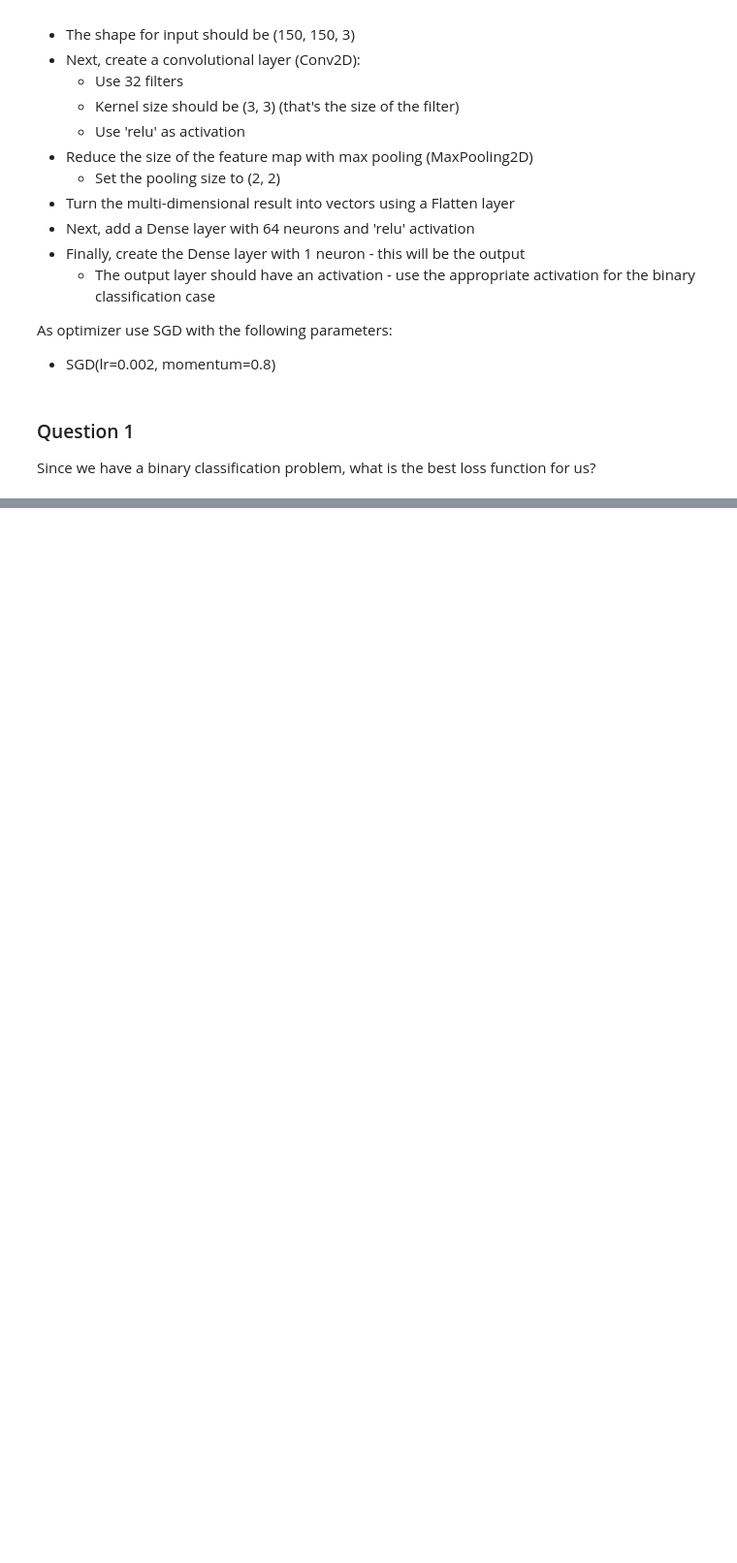
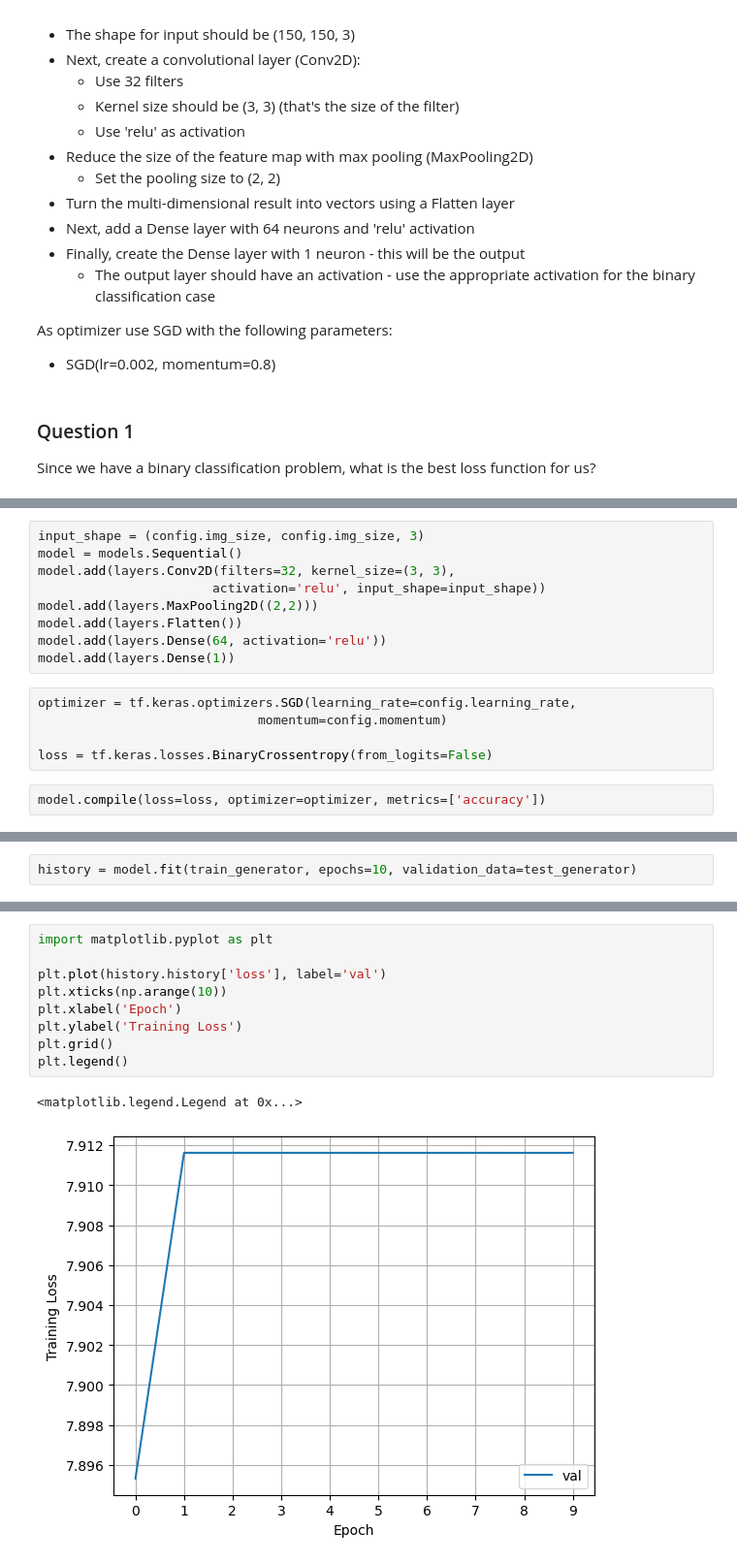
Before and after one commit to surawut-jirasaktavee/course-machine-learning-zoomcamp, a Jupyter notebook: 08-deep-learning/homework-08-deep-learning.ipynb, the cells around one changed output, grey strips where cells are left out. Shown at 97% size. Drawn from its saved outputs; the diff is of its cells as text; blank space fills up the shorter version.

Commit message:
Send homework 08-deep-learning

```diff
--- a/08-deep-learning/homework-08-deep-learning.ipynb
+++ b/08-deep-learning/homework-08-deep-learning.ipynb
@@ -43,0 +92,16 @@ Since we have a binary classification problem, what is the best loss function fo
+# %%
+input_shape = (config.img_size, config.img_size, 3)
+model = models.Sequential()
+model.add(layers.Conv2D(filters=32, kernel_size=(3, 3),
+                       activation='relu', input_shape=input_shape))
+model.add(layers.MaxPooling2D((2,2)))
+model.add(layers.Flatten())
+model.add(layers.Dense(64, activation='relu'))
+model.add(layers.Dense(1))
+# %%
+optimizer = tf.keras.optimizers.SGD(learning_rate=config.learning_rate,
+                             momentum=config.momentum)
+
+loss = tf.keras.losses.BinaryCrossentropy(from_logits=False)
+# %%
+model.compile(loss=loss, optimizer=optimizer, metrics=['accuracy'])
@@ -43,0 +135,2 @@ Since we have a binary classification problem, what is the best loss function fo
+# %%
+history = model.fit(train_generator, epochs=10, validation_data=test_generator)
@@ -43,0 +158,12 @@ Since we have a binary classification problem, what is the best loss function fo
+# %%
+import matplotlib.pyplot as plt
+
+plt.plot(history.history['loss'], label='val')
+plt.xticks(np.arange(10))
+plt.xlabel('Epoch')
+plt.ylabel('Training Loss')
+plt.grid()
+plt.legend()
+# %% [output]
+<matplotlib.legend.Legend at 0x...>
+[figure, added]
```
Also changed, not shown: parts of 23 cells of this notebook.
